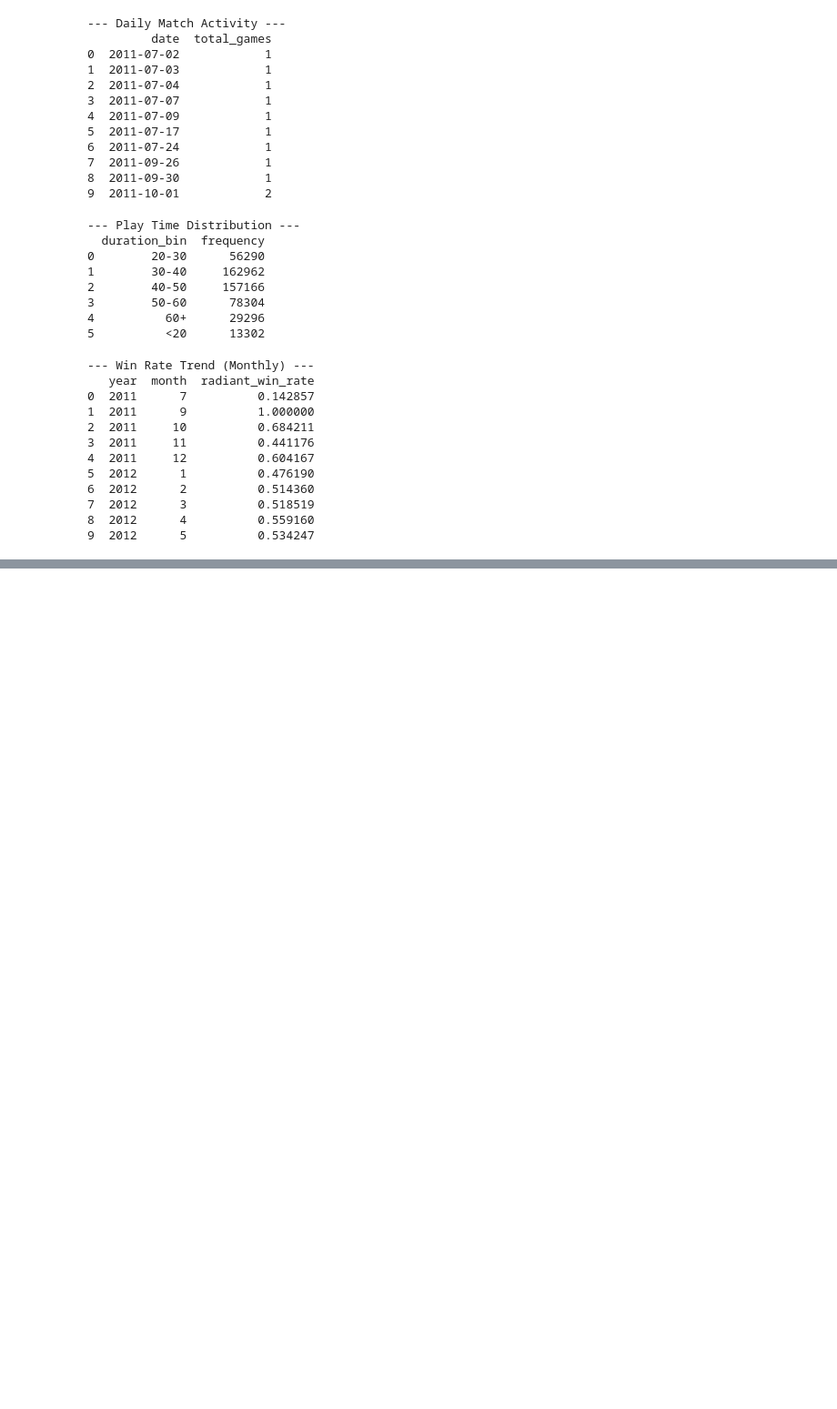
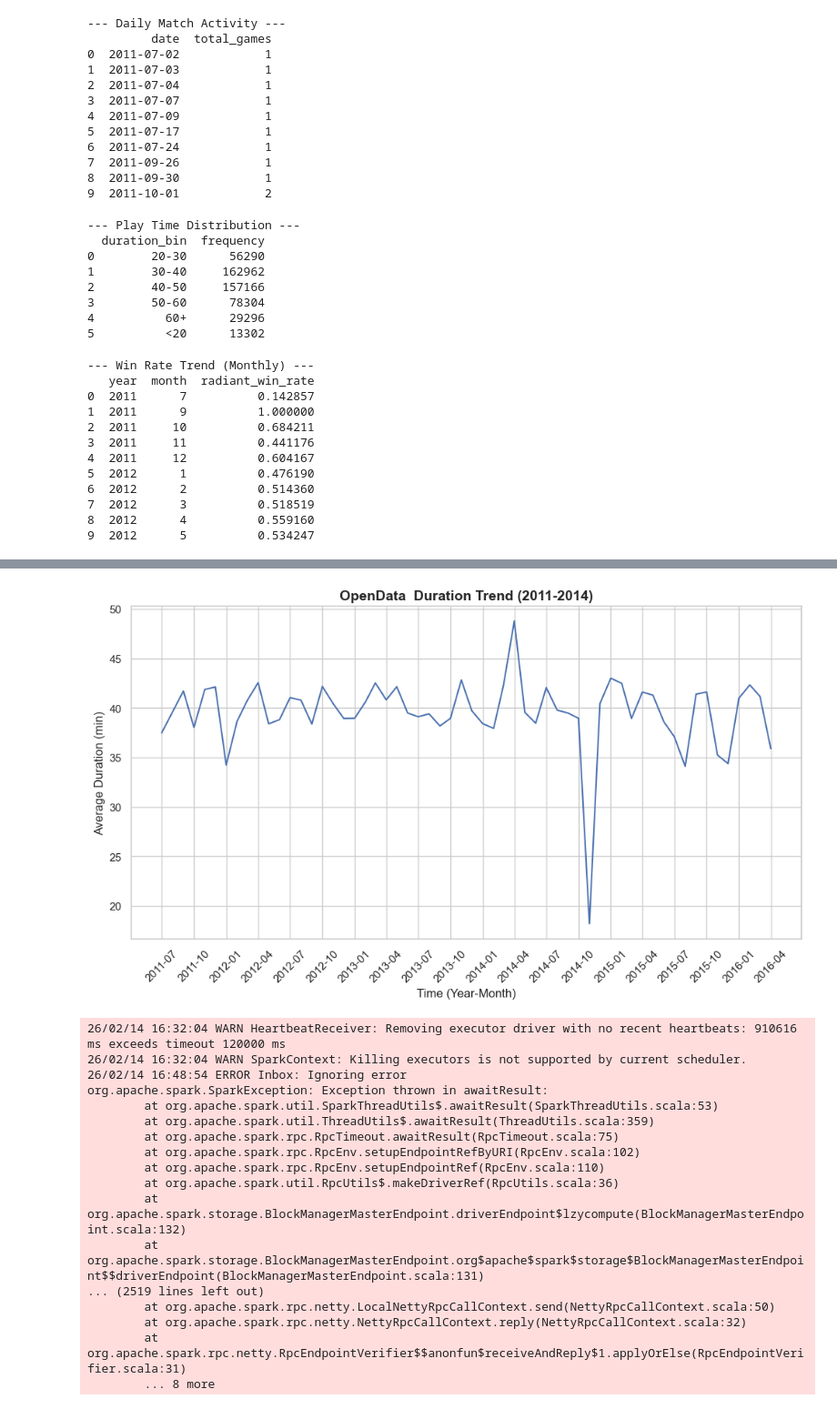
Before and after one commit to Sebinate/Scalable-Preprocessing-Big-Data-, a Jupyter notebook: Group 11_Lastnames_OpenDota_Preprocessing.ipynb, the cells around one changed output, grey strips where cells are left out. Shown at 91% size. Drawn from its saved outputs; the diff is of its cells as text; code cells hidden in the pictures; blank space fills up the shorter version.

```diff
--- a/Group 11_Lastnames_OpenDota_Preprocessing.ipynb
+++ b/Group 11_Lastnames_OpenDota_Preprocessing.ipynb
@@ -482,0 +590,37 @@ print(win_rate_trend.head(10))
+# %%
+from matplotlib.dates import DateFormatter, MonthLocator
+plt.figure(figsize=(12, 6))
+x = pd.to_datetime(activity_trend['year'].combine(activity_trend['month'], lambda year, month: f'{year}-{month:02d}')).sort_values()
+plt.plot(x,
+         activity_trend['avg_duration'])
+plt.title("OpenData  Duration Trend (2011-2014)", fontsize=14, fontweight='bold')
+plt.xlabel("Time (Year-Month)")
+plt.ylabel('Average Duration (min)')
+plt.gca().xaxis.set_major_locator(
+    MonthLocator(bymonth = [1, 4, 7, 10])
+)
+
+plt.gca().xaxis.set_major_formatter(
+    DateFormatter("%Y-%m")
+)
+plt.xticks(rotation = 45)
+plt.show()
+# %% [output]
+[figure, added]
+26/02/14 16:32:04 WARN HeartbeatReceiver: Removing executor driver with no recent heartbeats: 910616 ms exceeds timeout 120000 ms
+26/02/14 16:32:04 WARN SparkContext: Killing executors is not supported by current scheduler.
+26/02/14 16:48:54 ERROR Inbox: Ignoring error
+org.apache.spark.SparkException: Exception thrown in awaitResult:
+        at org.apache.spark.util.SparkThreadUtils$.awaitResult(SparkThreadUtils.scala:53)
+        at org.apache.spark.util.ThreadUtils$.awaitResult(ThreadUtils.scala:359)
+        at org.apache.spark.rpc.RpcTimeout.awaitResult(RpcTimeout.scala:75)
+        at org.apache.spark.rpc.RpcEnv.setupEndpointRefByURI(RpcEnv.scala:102)
+        at org.apache.spark.rpc.RpcEnv.setupEndpointRef(RpcEnv.scala:110)
+        at org.apache.spark.util.RpcUtils$.makeDriverRef(RpcUtils.scala:36)
+        at org.apache.spark.storage.BlockManagerMasterEndpoint.driverEndpoint$lzycompute(BlockManagerMasterEndpoint.scala:132)
+        at org.apache.spark.storage.BlockManagerMasterEndpoint.org$apache$spark$storage$BlockManagerMasterEndpoint$$driverEndpoint(BlockManagerMasterEndpoint.scala:131)
+... (2519 lines left out)
+        at org.apache.spark.rpc.netty.LocalNettyRpcCallContext.send(NettyRpcCallContext.scala:50)
+        at org.apache.spark.rpc.netty.NettyRpcCallContext.reply(NettyRpcCallContext.scala:32)
+        at org.apache.spark.rpc.netty.RpcEndpointVerifier$$anonfun$receiveAndReply$1.applyOrElse(RpcEndpointVerifier.scala:31)
+        ... 8 more
```
Also changed, not shown: parts of 12 cells of this notebook, 1 other file.
